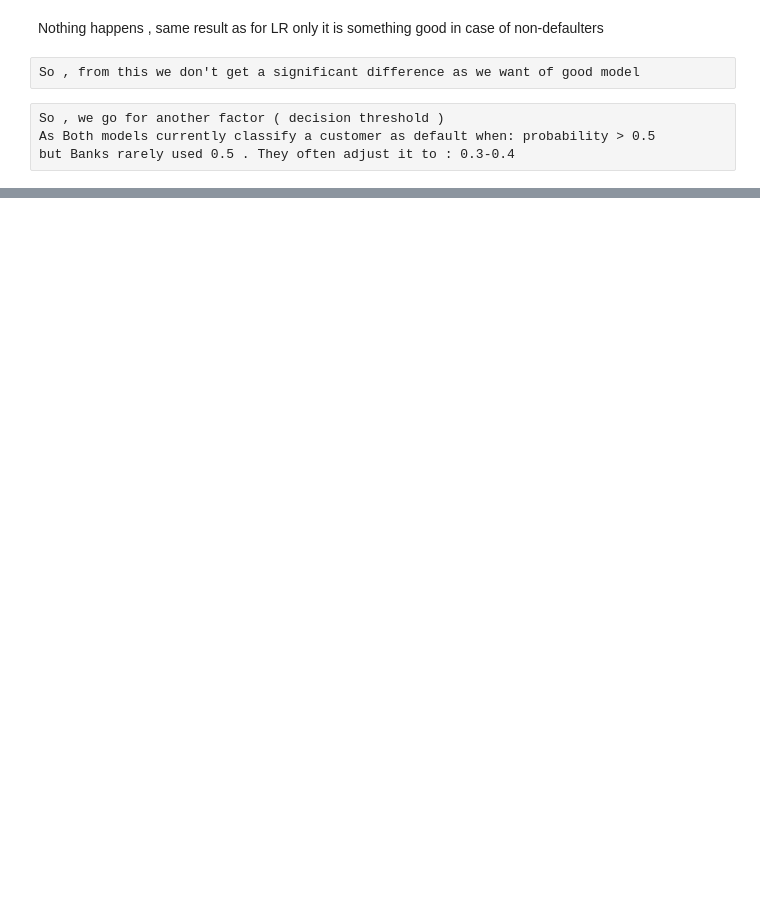
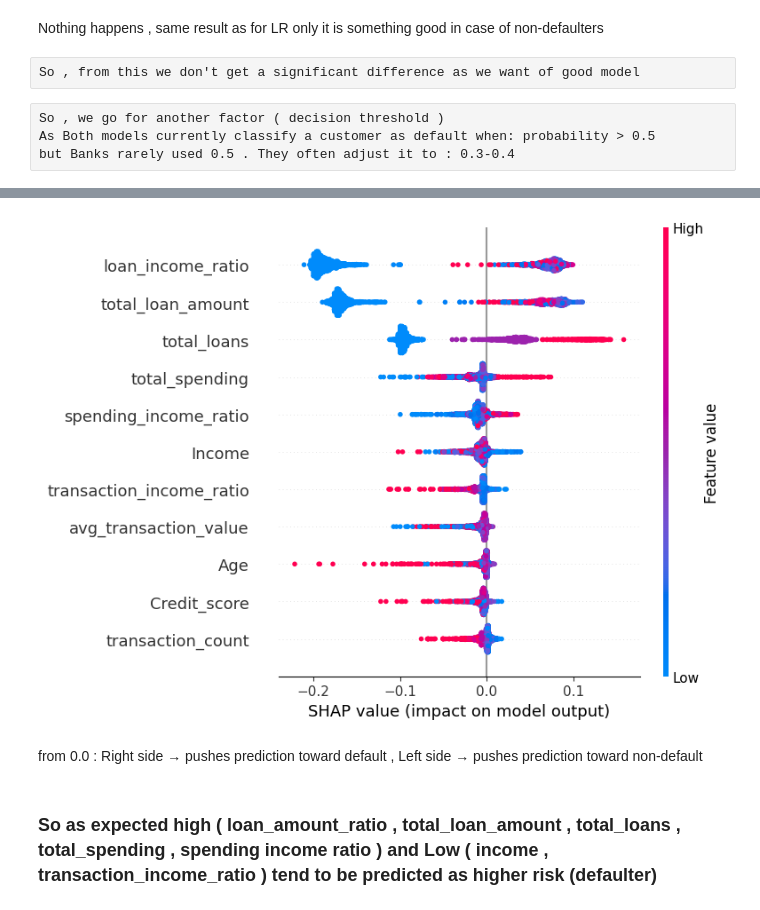
Before and after one commit to ThakurNishant2004/Behavioural-analysis-and-Financial-risk-management, a Jupyter notebook: Full_production_pipeline_of_modelling.ipynb, the cells around one changed output, grey strips where cells are left out. Drawn from its saved outputs; the diff is of its cells as text; code cells hidden in the pictures; blank space fills up the shorter version.

Commit message:
Hypertuning paramters using GridSearchCV and see the impotance of features to defaulters using SHAP

```diff
--- a/Full_production_pipeline_of_modelling.ipynb
+++ b/Full_production_pipeline_of_modelling.ipynb
@@ -21,6 +21,10 @@ df.head()
 | 2 | 3 | 45 | 79421.0 | 418 | 7 | 8530.969925 | 1218.709989 | ... |
 | 3 | 4 | 51 | 35188.0 | 790 | 6 | 4561.029892 | 760.171649 | ... |
 | 4 | 5 | 47 | 101101.0 | 434 | 6 | 5428.189896 | 904.698316 | ... |
+# %%
+df["spending_income_ratio"] = df["total_spending"] / df["Income"]
+df["loan_income_ratio"] = df["total_loan_amount"] / df["Income"]
+df["transaction_income_ratio"] = df["transaction_count"] / df["Income"]
 # %%
 X = df.drop(columns=["default_flag"])
 y = df["default_flag"]
@@ -202,0 +231,20 @@ print(confusion_matrix(y_test, y_pred_custom))
+# %%
+from sklearn.model_selection import GridSearchCV
+param_grid = {
+    "n_estimators":[100,200,300,400,500],
+    "max_depth":[8,10,12,14,16],
+    "min_samples_split":[2,5,8,11,14],
+    "min_samples_leaf":[1,3,5,7,9]
+}
+rf = RandomForestClassifier(class_weight="balanced", random_state=42)
+grid = GridSearchCV(
+    rf,
+    param_grid,
+    cv=5,
+    scoring="recall",
+    n_jobs=-1
+)
+
+grid.fit(X_train, y_train)
+
+print(grid.best_params_)
@@ -202,0 +255,4 @@ print(confusion_matrix(y_test, y_pred_custom))
+# %%
+import shap
+explainer = shap.TreeExplainer(rf)
+shap_values = explainer.shap_values(X_test)
@@ -202,0 +287,12 @@ print(confusion_matrix(y_test, y_pred_custom))
+# %%
+shap_values_class1 = shap_values[:,:,1]
+# %%
+shap.summary_plot(shap_values_class1,X_test)
+# %% [output]
+[figure, added]
+# %% [markdown]
+from 0.0 :
+Right side → pushes prediction toward default ,
+Left side → pushes prediction toward non-default
+# %% [markdown]
+### So as expected high ( loan_amount_ratio , total_loan_amount , total_loans , total_spending , spending income ratio ) and Low ( income , transaction_income_ratio ) tend to be predicted as higher risk (defaulter)
```
Also changed, not shown: parts of 21 cells of this notebook.
